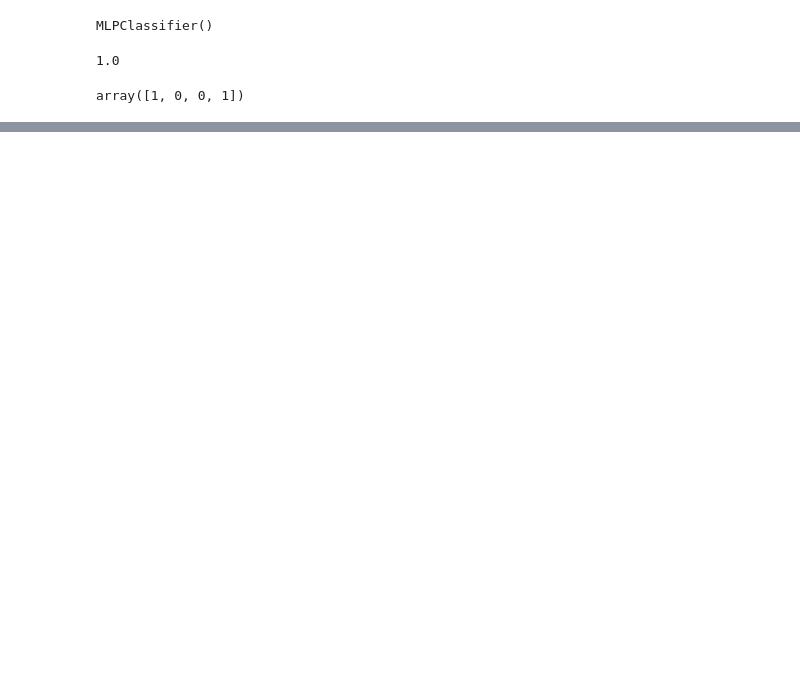
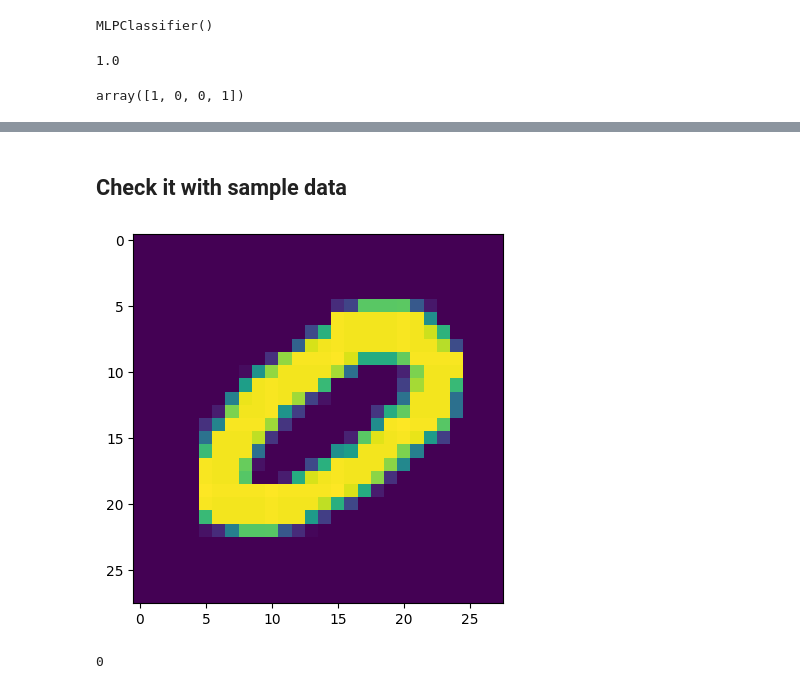
Before and after one commit to gurwoghd/2023_WFK_ICT-Laos-, a Jupyter notebook: sourcecodes/ch6_Perceptron.ipynb, the cells around one changed output, grey strips where cells are left out. Cells and saved outputs as stored; diff of their text form; code cells hidden in the pictures; blank space fills up the shorter version.

```diff
--- a/sourcecodes/ch6_Perceptron.ipynb
+++ b/sourcecodes/ch6_Perceptron.ipynb
@@ -61,0 +117,3 @@ array([1, 0, 0, 1])
+# %%
+# transform the type of y elements from str to int
+y = y.astype(np.uint8)
@@ -61,0 +122,4 @@ array([1, 0, 0, 1])
+# %%
+from sklearn.model_selection import train_test_split
+
+X_train, X_test, y_train, y_test = train_test_split(X, y, shuffle=True, train_size = 0.7)
@@ -61,0 +143,13 @@ array([1, 0, 0, 1])
+# %% [markdown]
+## Check it with sample data
+# %%
+digit_image2 = np.array(X_test.iloc[0]).reshape(28,28)
+plt.imshow(digit_image2)
+plt.show()
+# %% [output]
+[figure, added]
+# %%
+result = model.predict(np.array([X_test.iloc[0]]))
+result[0]
+# %% [output]
+0
```
Also changed, not shown: parts of 33 cells of this notebook.
